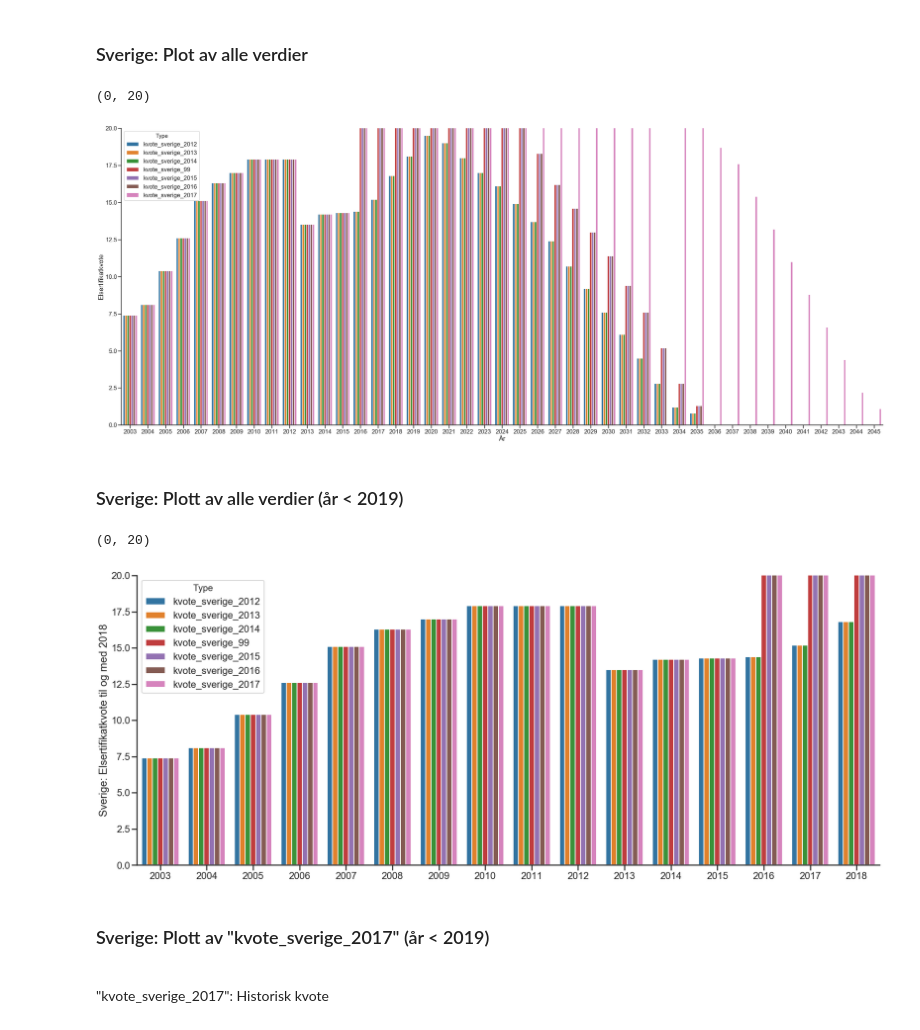
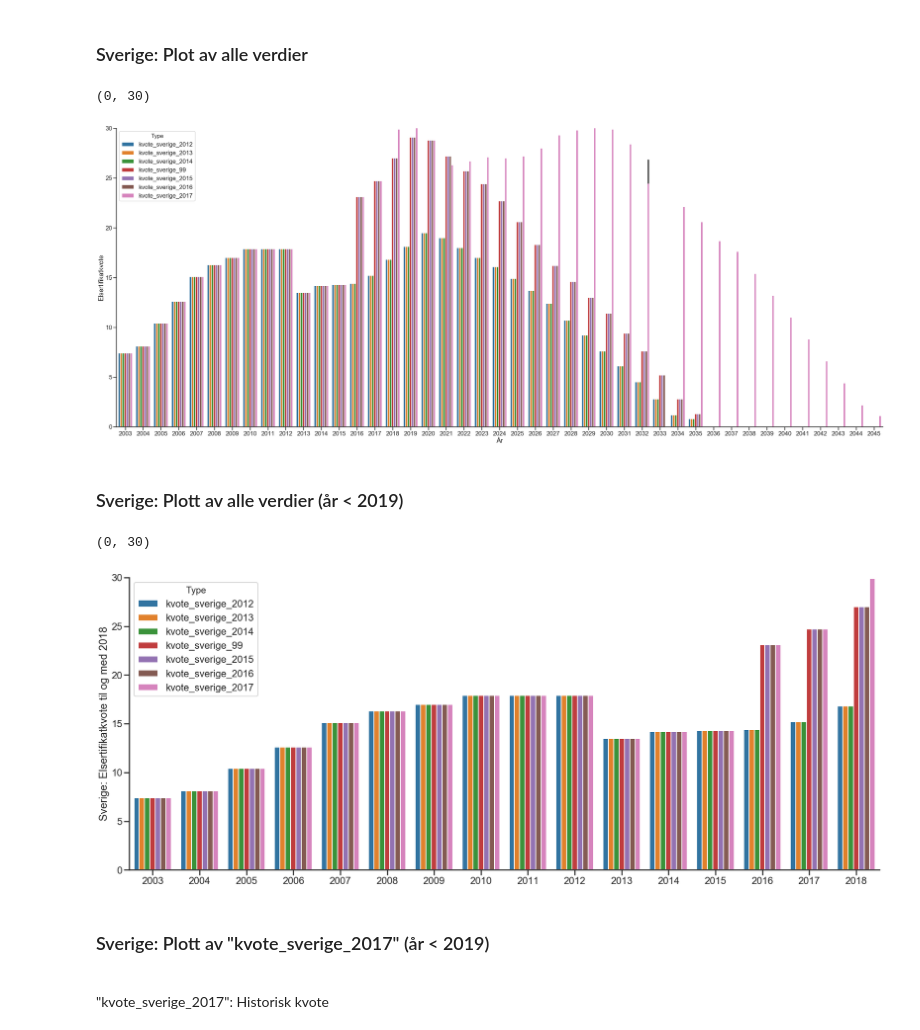
Before and after one commit to fokep/Erik_TGC-dump, a Jupyter notebook: jup_notebooks/kvotekurver/kvotekurver_sverige.ipynb, the cells around one changed output. Cells and saved outputs as stored; diff of their text form; code cells hidden in the pictures.

```diff
--- a/jup_notebooks/kvotekurver/kvotekurver_sverige.ipynb
+++ b/jup_notebooks/kvotekurver/kvotekurver_sverige.ipynb
@@ -1503,30 +1503,30 @@ sns.despine()
 plt.xlabel('År')
 plt.ylabel('Elsertifikatkvote')
 
-plt.ylim(0, 20)
+plt.ylim(0, 30)
 # %% [output]
-(0, 20)
+(0, 30)
-[figure, old version]
+[figure, new version]
 # %% [markdown]
 ### Sverige: Plott av alle verdier (år < 2019)
 # %%
 plt.rcParams['figure.figsize'] = 30, 12
 
 sns.set_style('ticks')
 sns.set_context('poster')
 
 sns.barplot(x='Year', y='Value', data=df_se[df_se['Year'] < 2019],
             hue='Type')
 
 sns.despine()
 
 plt.xlabel('')
 plt.ylabel('Sverige: Elsertifikatkvote til og med 2018')
 
-plt.ylim(0, 20)
+plt.ylim(0, 30)
 # %% [output]
-(0, 20)
+(0, 30)
-[figure, old version]
+[figure, new version]
 # %% [markdown]
 ### Sverige: Plott av "kvote_sverige_2017" (år < 2019)
 <br>
```
Also changed, not shown: parts of 1 cell of this notebook.
